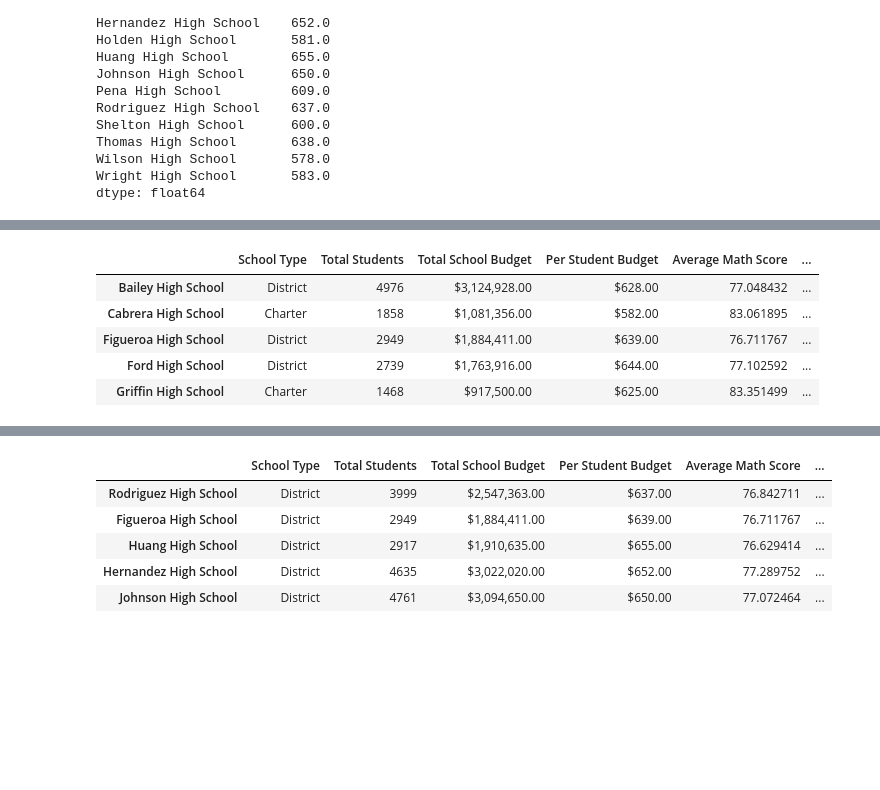
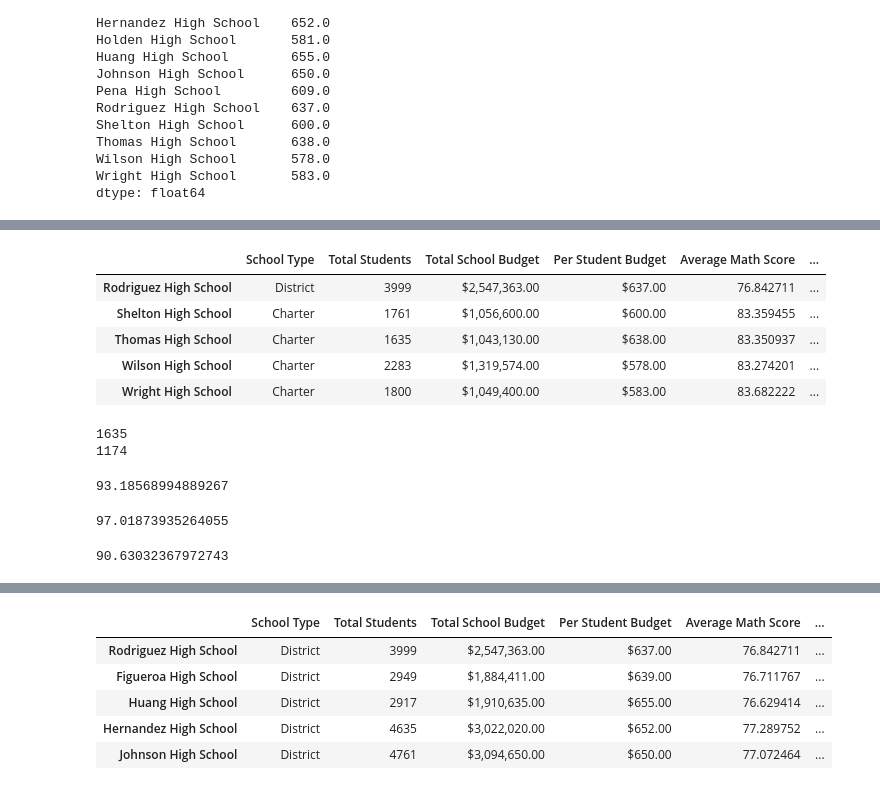
Before and after one commit to volkx075/School_District_Analysis, a Jupyter notebook: PyCitySchools_Challenge_testing.ipynb, the cells around one changed output, grey strips where cells are left out. Saved outputs shown, nothing was run; the diff lists cells and outputs as text; code cells hidden in the pictures; blank space fills up the shorter version.

```diff
--- a/PyCitySchools_Challenge_testing.ipynb
+++ b/PyCitySchools_Challenge_testing.ipynb
@@ -149,0 +60,6 @@ for word in prefixes_suffixes:
+# %%
+# Step 2. Use the loc method on the student_data_df to select all the reading scores from the 9th grade at Thomas High School and replace them with NaN.
+student_data_df.loc[(student_data_df["grade"] == "9th") & (student_data_df["school_name"] == "Thomas High School"), "reading_score"] = np.nan
+# %%
+#  Step 3. Refactor the code in Step 2 to replace the math scores with NaN.
+student_data_df.loc[(student_data_df["grade"] == "9th") & (student_data_df["school_name"] == "Thomas High School"), "math_score"] = np.nan
@@ -393,0 +284,4 @@ Name: size, dtype: int64
+# %%
+# Determine the School Type
+per_school_types = school_data_df.set_index(["school_name"])["type"]
+per_school_types
@@ -394,4 +306,4 @@ Name: size, dtype: int64
 # %%
 # Calculate the total student count.
-per_school_counts = school_data_df.set_index(["school_name"])["size"]
-per_school_counts
+# per_school_counts = school_data_df.set_index(["school_name"])["size"]
+# per_school_counts
@@ -686,16 +548,25 @@ per_school_summary_df.head()
 # %%
 # Format the Total School Budget and the Per Student Budget columns.
 per_school_summary_df["Total School Budget"] = per_school_summary_df["Total School Budget"].map("${:,.2f}".format)
 
 per_school_summary_df["Per Student Budget"] = per_school_summary_df["Per Student Budget"].map("${:,.2f}".format)
 
 
 # Display the data frame
-per_school_summary_df.head()
+per_school_summary_df.tail()
 # %% [output]
 |  | School Type | Total Students | Total School Budget | Per Student Budget | Average Math Score | ... |
-| Bailey High School | District | 4976 | $3,124,928.00 | $628.00 | 77.048432 | ... |
-| Cabrera High School | Charter | 1858 | $1,081,356.00 | $582.00 | 83.061895 | ... |
-| Figueroa High School | District | 2949 | $1,884,411.00 | $639.00 | 76.711767 | ... |
-| Ford High School | District | 2739 | $1,763,916.00 | $644.00 | 77.102592 | ... |
-| Griffin High School | Charter | 1468 | $917,500.00 | $625.00 | 83.351499 | ... |
+| Rodriguez High School | District | 3999 | $2,547,363.00 | $637.00 | 76.842711 | ... |
+| Shelton High School | Charter | 1761 | $1,056,600.00 | $600.00 | 83.359455 | ... |
+| Thomas High School | Charter | 1635 | $1,043,130.00 | $638.00 | 83.350937 | ... |
+| Wilson High School | Charter | 2283 | $1,319,574.00 | $578.00 | 83.274201 | ... |
+| Wright High School | Charter | 1800 | $1,049,400.00 | $583.00 | 83.682222 | ... |
+# %%
+# Step 5.  Get the number of 10th-12th graders from Thomas High School (THS).
+student_count_thomas_high = school_data_complete_df.loc[(school_data_complete_df["school_name"] == "Thomas High School")].count()["student_name"]
+student_count_tenth_thru_twelfth_thomas_high = student_count_thomas_high - student_count_ninth_thomas_high
+print(student_count_thomas_high)
+print(student_count_tenth_thru_twelfth_thomas_high)
+# %% [output]
+1635
+1174
@@ -701,0 +584,24 @@ per_school_summary_df.head()
+# %%
+# Step 9. Calculate the percentage of 10th-12th grade students passing math from Thomas High School.
+passing_math_THS_count = passing_math_THS_df.count()["student_name"]
+
+passing_math_THS_percentage = passing_math_THS_count / student_count_tenth_thru_twelfth_thomas_high * 100
+passing_math_THS_percentage
+# %% [output]
+93.18568994889267
+# %%
+# Step 10. Calculate the percentage of 10th-12th grade students passing reading from Thomas High School.
+passing_reading_THS_count = passing_reading_THS_df.count()["student_name"]
+
+passing_reading_THS_percentage = passing_reading_THS_count / student_count_tenth_thru_twelfth_thomas_high * 100
+passing_reading_THS_percentage
+# %% [output]
+97.01873935264055
+# %%
+# Step 11. Calculate the overall passing percentage of 10th-12th grade from Thomas High School.
+passing_overall_THS_count = passing_math_reading_THS_df.count()["student_name"]
+
+passing_overall_THS_percentage = passing_overall_THS_count / student_count_tenth_thru_twelfth_thomas_high * 100
+passing_overall_THS_percentage
+# %% [output]
+90.63032367972743
```
Also changed, not shown: parts of 66 cells of this notebook, 3 other files.
